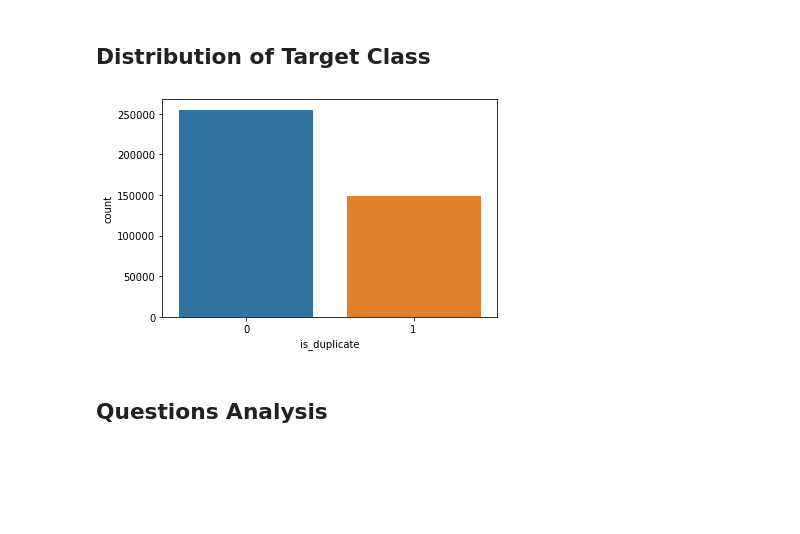
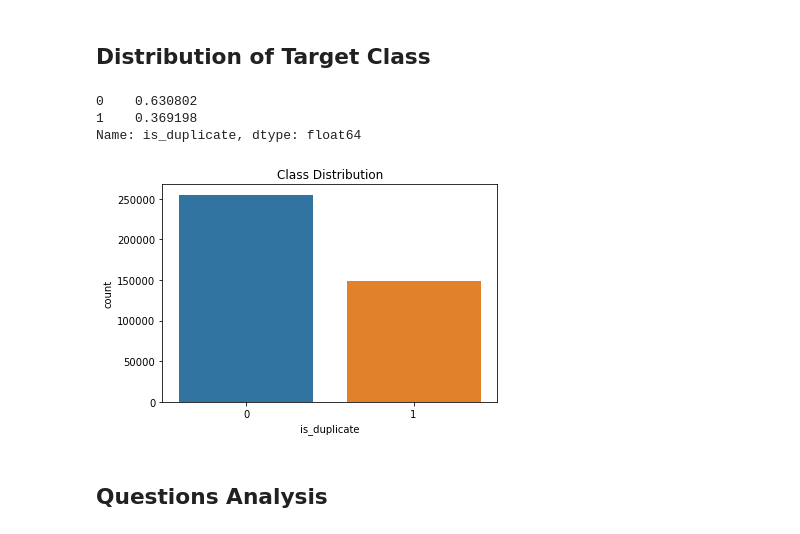
Before and after one commit to Onk24/Quora_Question_Pairs, a Jupyter notebook: Quora_Question_Pairs.ipynb, the cells around one changed output. Drawn from its saved outputs; the diff is of its cells as text; code cells hidden in the pictures; blank space fills up the shorter version.

```diff
--- a/Quora_Question_Pairs.ipynb
+++ b/Quora_Question_Pairs.ipynb
@@ -42,10 +55,17 @@ train_df.head(5)
 | 4 | 4 | 9 | 10 | Which one dissolve in water quikl... | Which fish would survive in salt ... | 0 |
 # %% [markdown]
 ## Distribution of Target Class
+# %%
+train_df["is_duplicate"].value_counts(normalize = True)
+# %% [output]
+0    0.630802
+1    0.369198
+Name: is_duplicate, dtype: float64
 # %%
-sns.countplot(train_df["is_duplicate"]);
+ax = sns.countplot(train_df["is_duplicate"])
+ax.set_title("Class Distribution");
 # %% [output]
-[figure, old version]
+[figure, new version]
 # %% [markdown]
 ## Questions Analysis
 # %%
```
Also changed, not shown: parts of 178 cells of this notebook.
